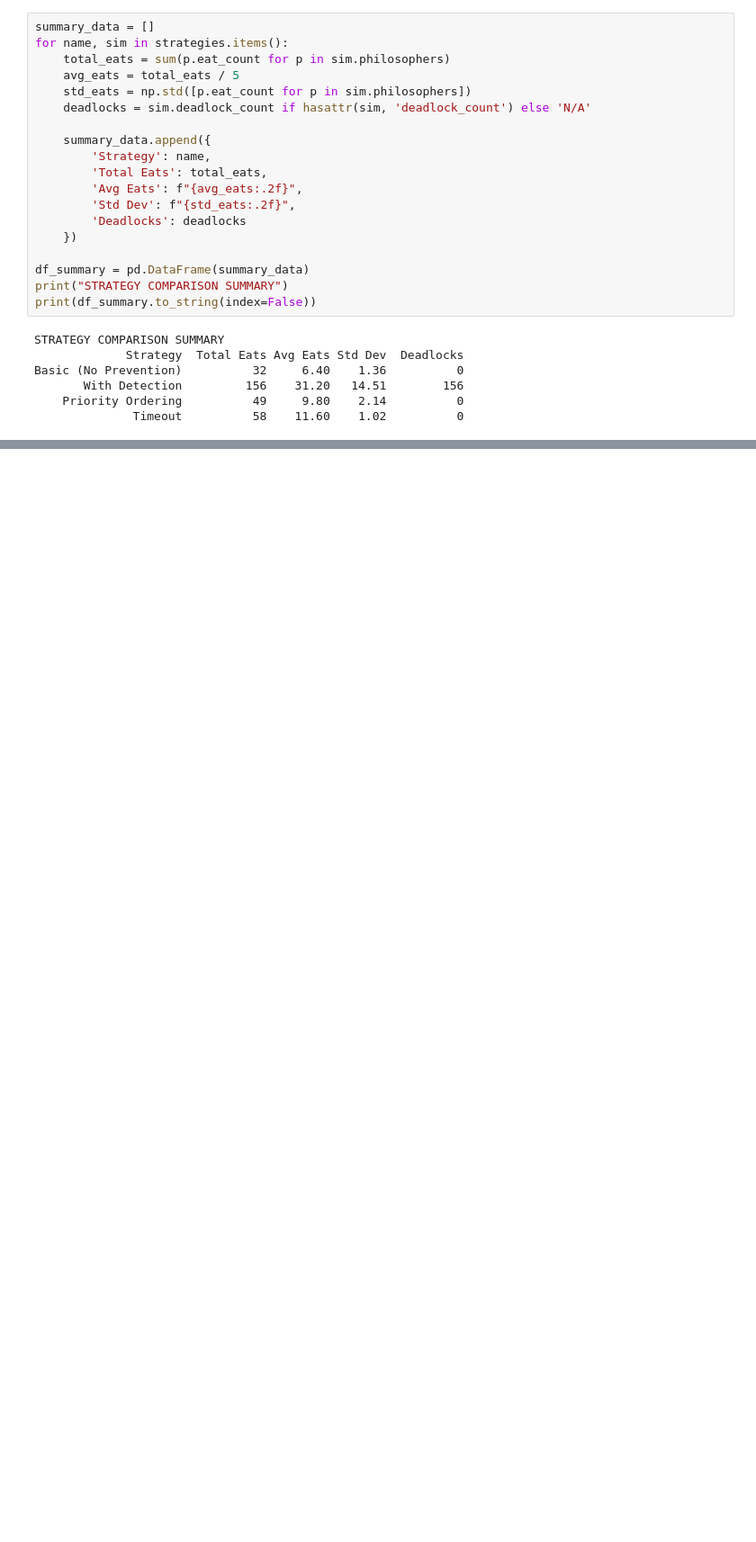
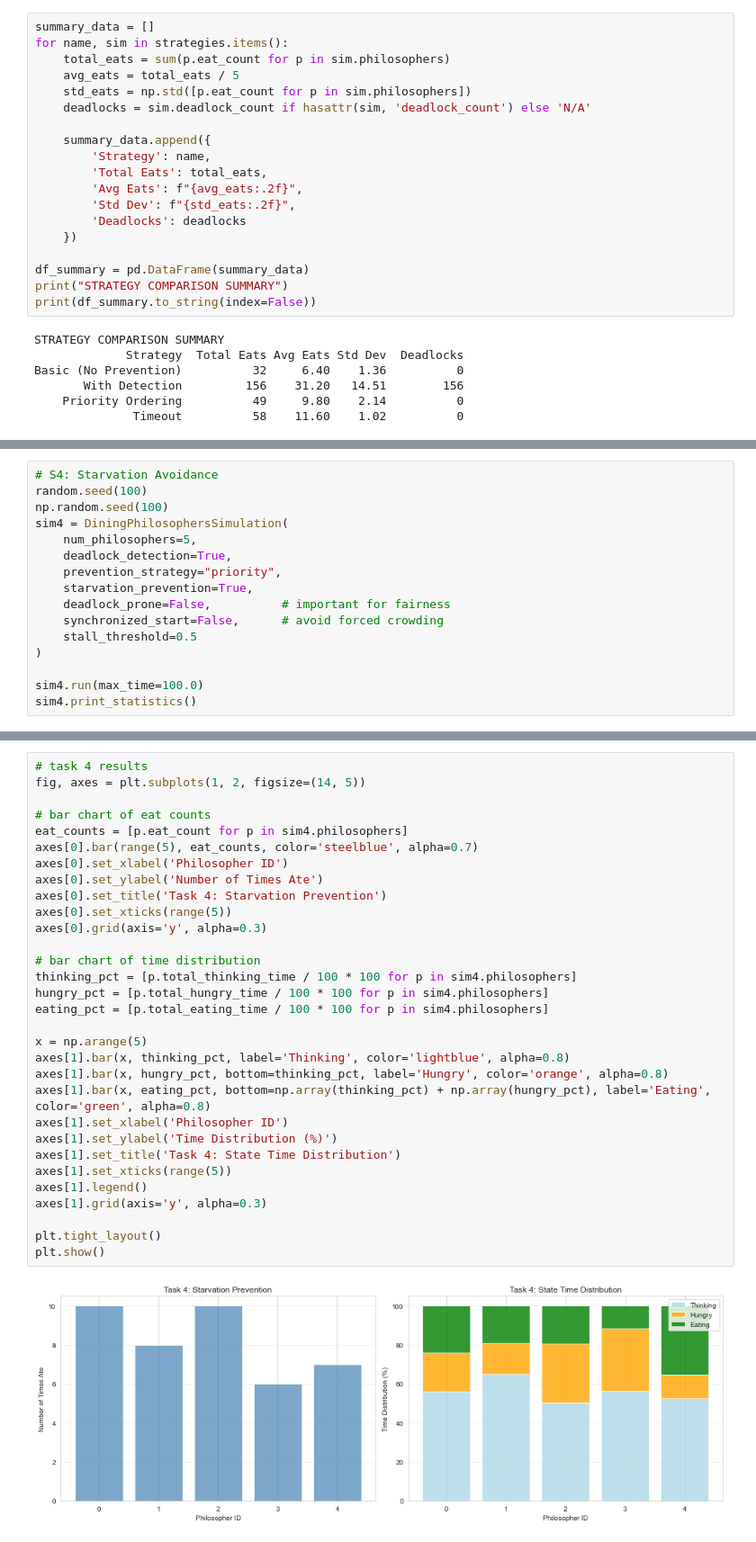
Before and after one commit to tleules23/ModSim2025, a Jupyter notebook: dining_philosophers.ipynb, the cells around one changed output, grey strips where cells are left out. Shown at 90% size. Drawn from its saved outputs; the diff is of its cells as text; blank space fills up the shorter version.

```diff
--- a/dining_philosophers.ipynb
+++ b/dining_philosophers.ipynb
@@ -698,0 +757,16 @@ Basic (No Prevention)          32     6.40    1.36          0
+# %%
+# S4: Starvation Avoidance
+random.seed(100)
+np.random.seed(100)
+sim4 = DiningPhilosophersSimulation(
+    num_philosophers=5,
+    deadlock_detection=True,
+    prevention_strategy="priority",
+    starvation_prevention=True,
+    deadlock_prone=False,          # important for fairness
+    synchronized_start=False,      # avoid forced crowding
+    stall_threshold=0.5
+)
+
+sim4.run(max_time=100.0)
+sim4.print_statistics()
@@ -698,0 +788,33 @@ Basic (No Prevention)          32     6.40    1.36          0
+# %%
+# task 4 results
+fig, axes = plt.subplots(1, 2, figsize=(14, 5))
+
+# bar chart of eat counts
+eat_counts = [p.eat_count for p in sim4.philosophers]
+axes[0].bar(range(5), eat_counts, color='steelblue', alpha=0.7)
+axes[0].set_xlabel('Philosopher ID')
+axes[0].set_ylabel('Number of Times Ate')
+axes[0].set_title('Task 4: Starvation Prevention')
+axes[0].set_xticks(range(5))
+axes[0].grid(axis='y', alpha=0.3)
+
+# bar chart of time distribution
+thinking_pct = [p.total_thinking_time / 100 * 100 for p in sim4.philosophers]
+hungry_pct = [p.total_hungry_time / 100 * 100 for p in sim4.philosophers]
+eating_pct = [p.total_eating_time / 100 * 100 for p in sim4.philosophers]
+
+x = np.arange(5)
+axes[1].bar(x, thinking_pct, label='Thinking', color='lightblue', alpha=0.8)
+axes[1].bar(x, hungry_pct, bottom=thinking_pct, label='Hungry', color='orange', alpha=0.8)
+axes[1].bar(x, eating_pct, bottom=np.array(thinking_pct) + np.array(hungry_pct), label='Eating', color='green', alpha=0.8)
+axes[1].set_xlabel('Philosopher ID')
+axes[1].set_ylabel('Time Distribution (%)')
+axes[1].set_title('Task 4: State Time Distribution')
+axes[1].set_xticks(range(5))
+axes[1].legend()
+axes[1].grid(axis='y', alpha=0.3)
+
+plt.tight_layout()
+plt.show()
+# %% [output]
+[figure, added]
```
Also changed, not shown: parts of 4 cells of this notebook.
